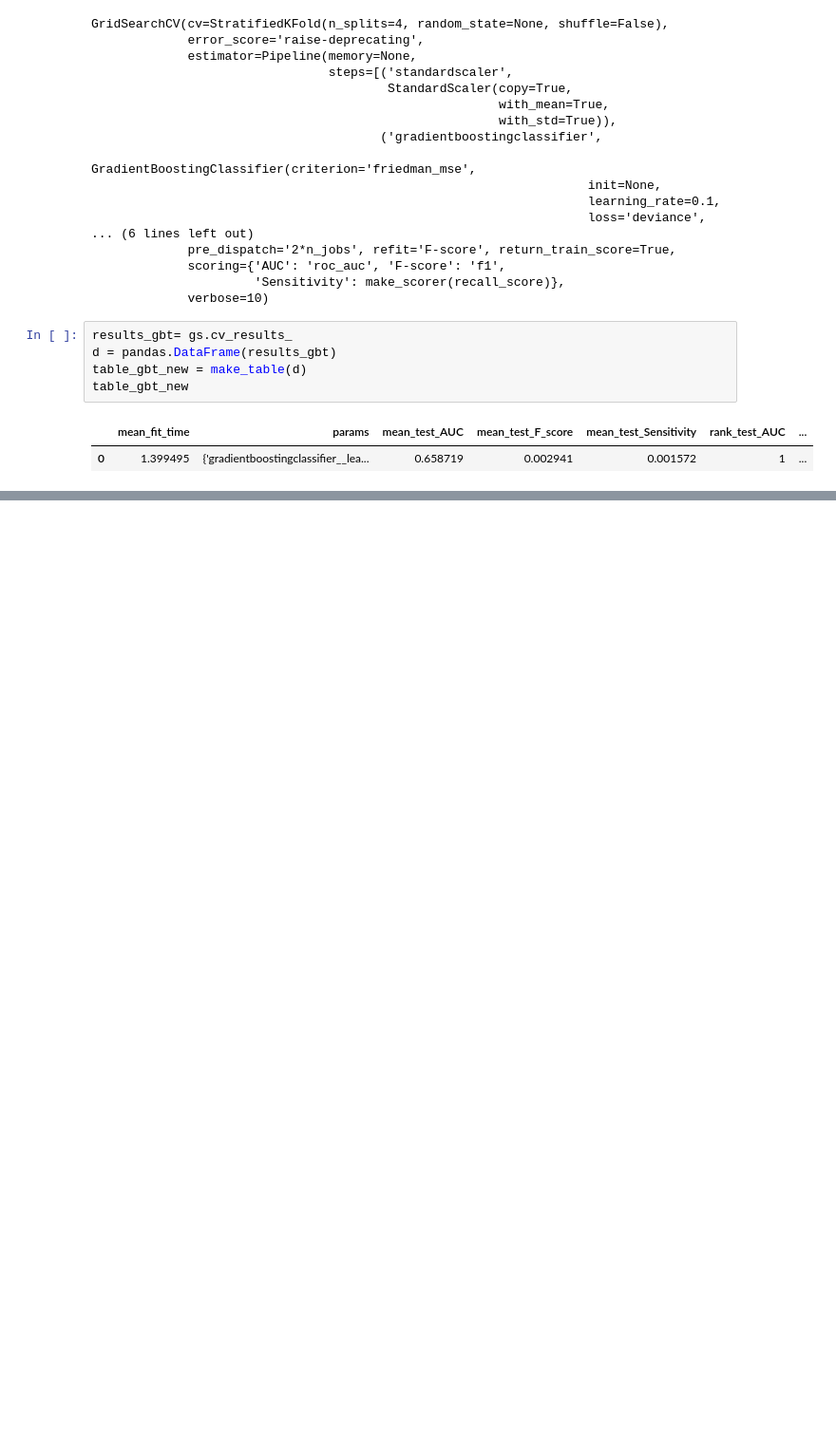
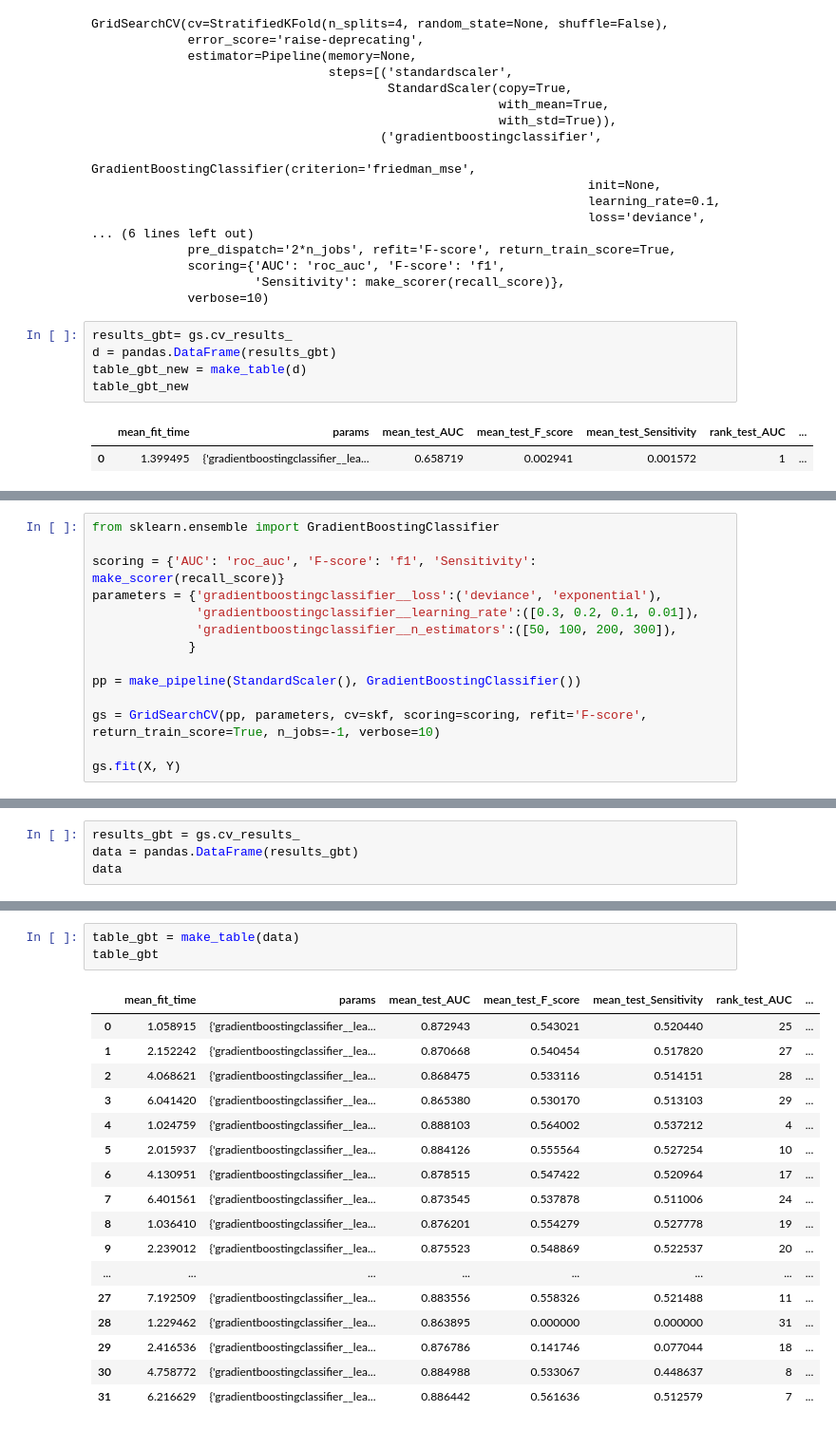
Before and after one commit to lkarol00/simulacion, a Jupyter notebook: Proyecto Semestre.ipynb, the cells around one changed output, grey strips where cells are left out. Shown at 95% size. Drawn from its saved outputs; the diff is of its cells as text; blank space fills up the shorter version.

```diff
--- a/Proyecto Semestre.ipynb
+++ b/Proyecto Semestre.ipynb
@@ -1246,0 +1611,14 @@ table_gbt_new
+# %%
+from sklearn.ensemble import GradientBoostingClassifier
+
+scoring = {'AUC': 'roc_auc', 'F-score': 'f1', 'Sensitivity': make_scorer(recall_score)}
+parameters = {'gradientboostingclassifier__loss':('deviance', 'exponential'),
+              'gradientboostingclassifier__learning_rate':([0.3, 0.2, 0.1, 0.01]),
+              'gradientboostingclassifier__n_estimators':([50, 100, 200, 300]),
+             }
+
+pp = make_pipeline(StandardScaler(), GradientBoostingClassifier())
+
+gs = GridSearchCV(pp, parameters, cv=skf, scoring=scoring, refit='F-score', return_train_score=True, n_jobs=-1, verbose=10)
+
+gs.fit(X, Y)
@@ -1246,0 +1658,4 @@ table_gbt_new
+# %%
+results_gbt = gs.cv_results_
+data = pandas.DataFrame(results_gbt)
+data
@@ -1246,0 +1681,21 @@ table_gbt_new
+# %%
+table_gbt = make_table(data)
+table_gbt
+# %% [output]
+|  | mean_fit_time | params | mean_test_AUC | mean_test_F_score | mean_test_Sensitivity | rank_test_AUC | ... |
+| 0 | 1.058915 | {'gradientboostingclassifier__lea... | 0.872943 | 0.543021 | 0.520440 | 25 | ... |
+| 1 | 2.152242 | {'gradientboostingclassifier__lea... | 0.870668 | 0.540454 | 0.517820 | 27 | ... |
+| 2 | 4.068621 | {'gradientboostingclassifier__lea... | 0.868475 | 0.533116 | 0.514151 | 28 | ... |
+| 3 | 6.041420 | {'gradientboostingclassifier__lea... | 0.865380 | 0.530170 | 0.513103 | 29 | ... |
+| 4 | 1.024759 | {'gradientboostingclassifier__lea... | 0.888103 | 0.564002 | 0.537212 | 4 | ... |
+| 5 | 2.015937 | {'gradientboostingclassifier__lea... | 0.884126 | 0.555564 | 0.527254 | 10 | ... |
+| 6 | 4.130951 | {'gradientboostingclassifier__lea... | 0.878515 | 0.547422 | 0.520964 | 17 | ... |
+| 7 | 6.401561 | {'gradientboostingclassifier__lea... | 0.873545 | 0.537878 | 0.511006 | 24 | ... |
+| 8 | 1.036410 | {'gradientboostingclassifier__lea... | 0.876201 | 0.554279 | 0.527778 | 19 | ... |
+| 9 | 2.239012 | {'gradientboostingclassifier__lea... | 0.875523 | 0.548869 | 0.522537 | 20 | ... |
+| ... | ... | ... | ... | ... | ... | ... | ... |
+| 27 | 7.192509 | {'gradientboostingclassifier__lea... | 0.883556 | 0.558326 | 0.521488 | 11 | ... |
+| 28 | 1.229462 | {'gradientboostingclassifier__lea... | 0.863895 | 0.000000 | 0.000000 | 31 | ... |
+| 29 | 2.416536 | {'gradientboostingclassifier__lea... | 0.876786 | 0.141746 | 0.077044 | 18 | ... |
+| 30 | 4.758772 | {'gradientboostingclassifier__lea... | 0.884988 | 0.533067 | 0.448637 | 8 | ... |
+| 31 | 6.216629 | {'gradientboostingclassifier__lea... | 0.886442 | 0.561636 | 0.512579 | 7 | ... |
```
Also changed, not shown: parts of 25 cells of this notebook.
